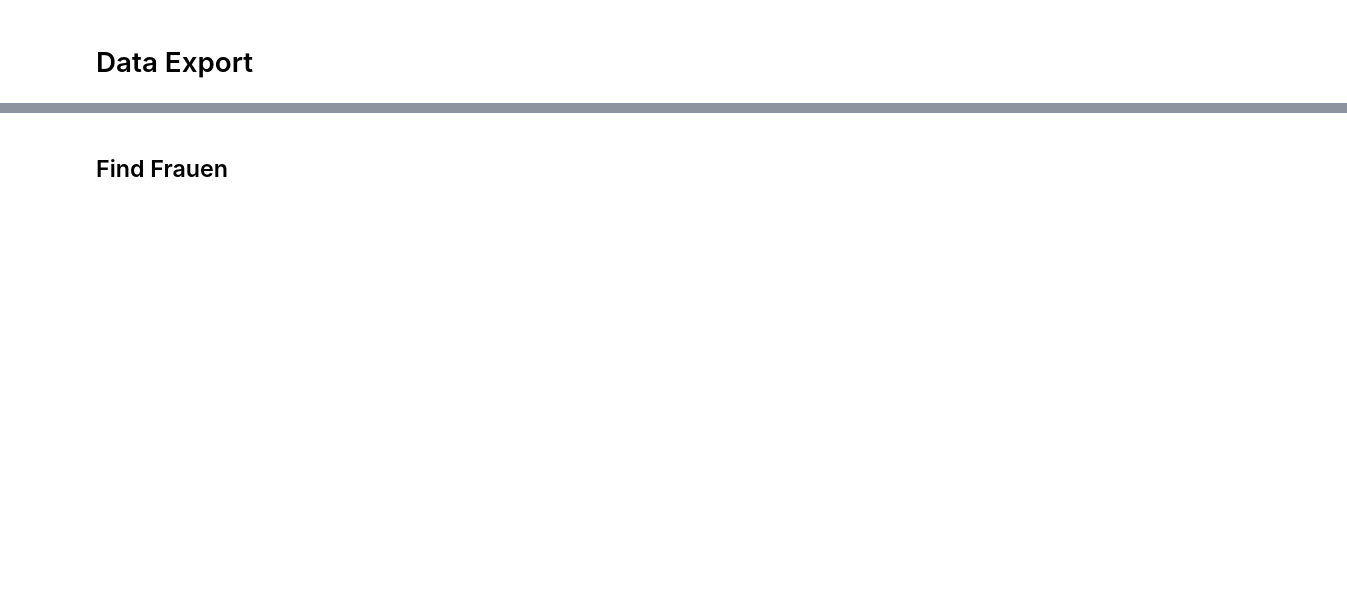
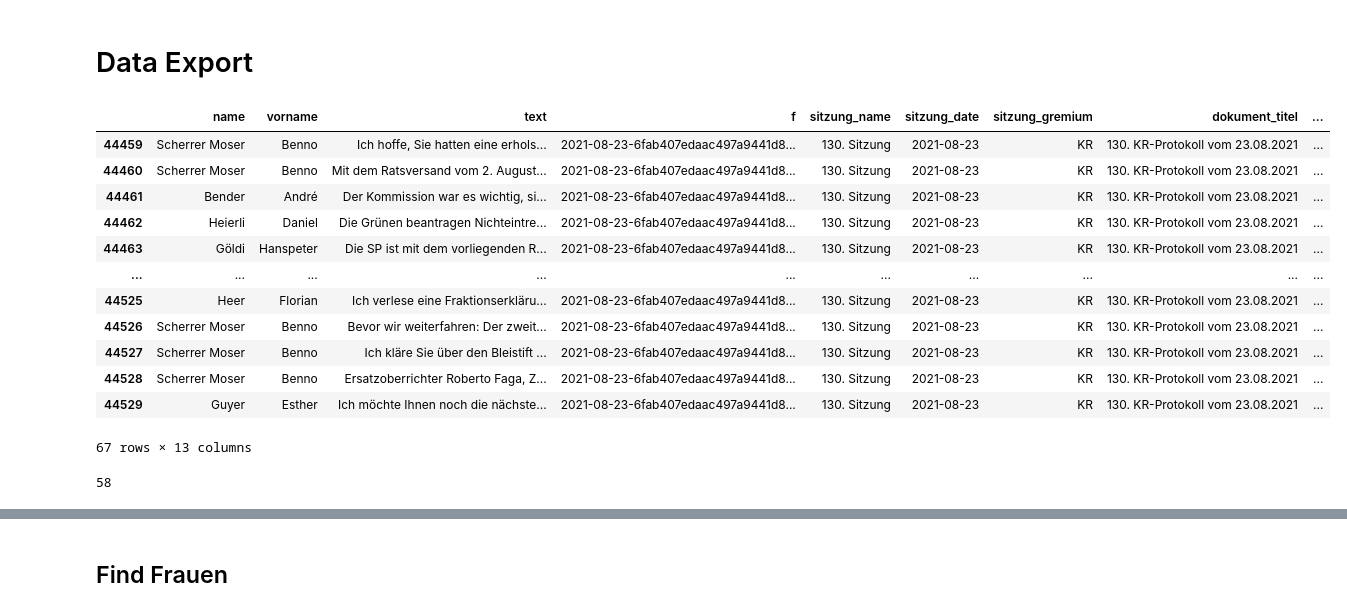
Before and after one commit to simonhuwiler/nzz_zh_kantonsrat, a Jupyter notebook: src/99_export.ipynb, the cells around one changed output, grey strips where cells are left out. Cells and saved outputs as stored; diff of their text form; code cells hidden in the pictures; blank space fills up the shorter version.

```diff
--- a/src/99_export.ipynb
+++ b/src/99_export.ipynb
@@ -15,3 +15,23 @@ df_votum_raw = df_votum_raw[df_votum_raw.ismember == True]
 
 # Typecast
 df_votum_raw['sitzung_date'] = pd.to_datetime(df_votum_raw['sitzung_date'])
+# %%
+df_votum_raw[df_votum_raw.sitzung_date == '2021-08-23']
+# %% [output]
+|  | name | vorname | text | f | sitzung_name | sitzung_date | sitzung_gremium | dokument_titel | ... |
+| 44459 | Scherrer Moser | Benno | Ich hoffe, Sie hatten eine erhols... | 2021-08-23-6fab407edaac497a9441d8... | 130. Sitzung | 2021-08-23 | KR | 130. KR-Protokoll vom 23.08.2021 | ... |
+| 44460 | Scherrer Moser | Benno | Mit dem Ratsversand vom 2. August... | 2021-08-23-6fab407edaac497a9441d8... | 130. Sitzung | 2021-08-23 | KR | 130. KR-Protokoll vom 23.08.2021 | ... |
+| 44461 | Bender | André | Der Kommission war es wichtig, si... | 2021-08-23-6fab407edaac497a9441d8... | 130. Sitzung | 2021-08-23 | KR | 130. KR-Protokoll vom 23.08.2021 | ... |
+| 44462 | Heierli | Daniel | Die Grünen beantragen Nichteintre... | 2021-08-23-6fab407edaac497a9441d8... | 130. Sitzung | 2021-08-23 | KR | 130. KR-Protokoll vom 23.08.2021 | ... |
+| 44463 | Göldi | Hanspeter | Die SP ist mit dem vorliegenden R... | 2021-08-23-6fab407edaac497a9441d8... | 130. Sitzung | 2021-08-23 | KR | 130. KR-Protokoll vom 23.08.2021 | ... |
+| ... | ... | ... | ... | ... | ... | ... | ... | ... | ... |
+| 44525 | Heer | Florian | Ich verlese eine Fraktionserkläru... | 2021-08-23-6fab407edaac497a9441d8... | 130. Sitzung | 2021-08-23 | KR | 130. KR-Protokoll vom 23.08.2021 | ... |
+| 44526 | Scherrer Moser | Benno | Bevor wir weiterfahren: Der zweit... | 2021-08-23-6fab407edaac497a9441d8... | 130. Sitzung | 2021-08-23 | KR | 130. KR-Protokoll vom 23.08.2021 | ... |
+| 44527 | Scherrer Moser | Benno | Ich kläre Sie über den Bleistift ... | 2021-08-23-6fab407edaac497a9441d8... | 130. Sitzung | 2021-08-23 | KR | 130. KR-Protokoll vom 23.08.2021 | ... |
+| 44528 | Scherrer Moser | Benno | Ersatzoberrichter Roberto Faga, Z... | 2021-08-23-6fab407edaac497a9441d8... | 130. Sitzung | 2021-08-23 | KR | 130. KR-Protokoll vom 23.08.2021 | ... |
+| 44529 | Guyer | Esther | Ich möchte Ihnen noch die nächste... | 2021-08-23-6fab407edaac497a9441d8... | 130. Sitzung | 2021-08-23 | KR | 130. KR-Protokoll vom 23.08.2021 | ... |
+67 rows × 13 columns
+# %%
+len(df_sample)
+# %% [output]
+58
```
Also changed, not shown: parts of 4 cells of this notebook, 1 other file.
